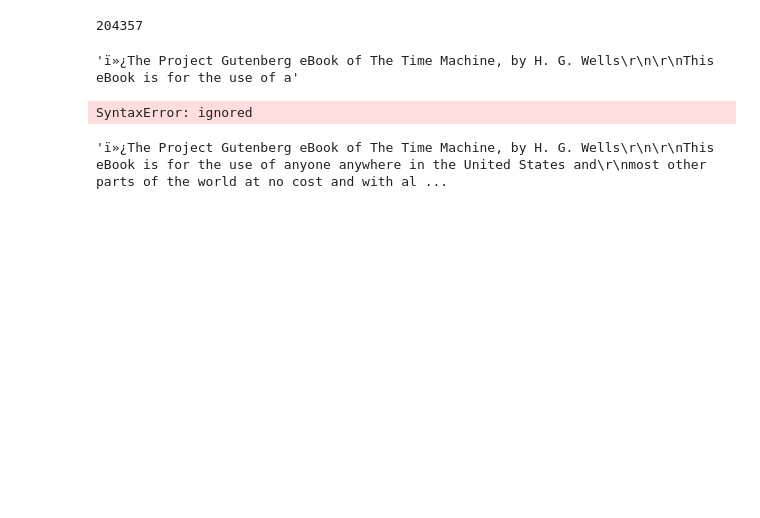
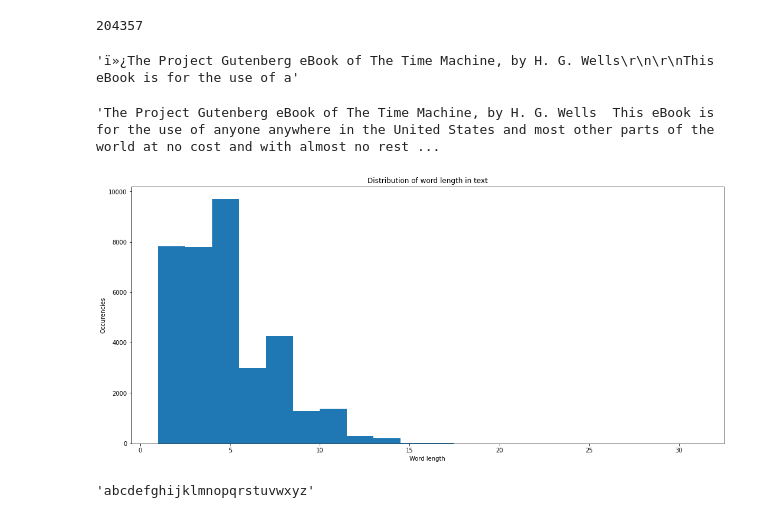
Before and after one commit to dantebarross/scientific-projects-with-python, a Jupyter notebook: Entropy_in_language.ipynb, the cells around one changed output. Saved outputs shown, nothing was run; the diff lists cells and outputs as text; code cells hidden in the pictures; blank space fills up the shorter version.

```diff
--- a/Entropy_in_language.ipynb
+++ b/Entropy_in_language.ipynb
@@ -52,12 +52,37 @@ strings2replace = [
-# %%
-import re
-
-for str2match in strings2replace:
-  regexp = re.compile(r'%s'%str2match)
-  text = regexp.sub(' ', text)
-# %% [output]
-SyntaxError: ignored
-# %%
-text
-# %% [output]
-'ï»¿The Project Gutenberg eBook of The Time Machine, by H. G. Wells\r\n\r\nThis eBook is for the use of anyone anywhere in the United States and\r\nmost other parts of the world at no cost and with al ...
+# %%
+text = replace1.sub(' ', text)
+text = replace2.sub(' ', text)
+text = replace3.sub(' ', text)
+text = replace4.sub(' ', text)
+text = replace5.sub(' ', text)
+text = replace6.sub(' ', text)
+text = replace7.sub(' ', text)
+text = replace8.sub(' ', text)
+# %%
+text = text[3:]
+text
+# %% [output]
+'The Project Gutenberg eBook of The Time Machine, by H. G. Wells  This eBook is for the use of anyone anywhere in the United States and most other parts of the world at no cost and with almost no rest ...
+# %%
+words_length = []
+
+for word in text.split():
+  words_length.append(len(word))
+# %%
+import matplotlib.pyplot as plt
+
+plt.figure(figsize=[18, 8])
+plt.hist(words_length, bins=20)
+plt.title('Distribution of word length in text')
+plt.xlabel('Word length')
+plt.ylabel('Occurencies')
+plt.show()
+# %% [output]
+[figure, added]
+# %%
+import string
+
+letters = string.ascii_lowercase
+letters
+# %% [output]
+'abcdefghijklmnopqrstuvwxyz'
```
Also changed, not shown: parts of 8 cells of this notebook.
